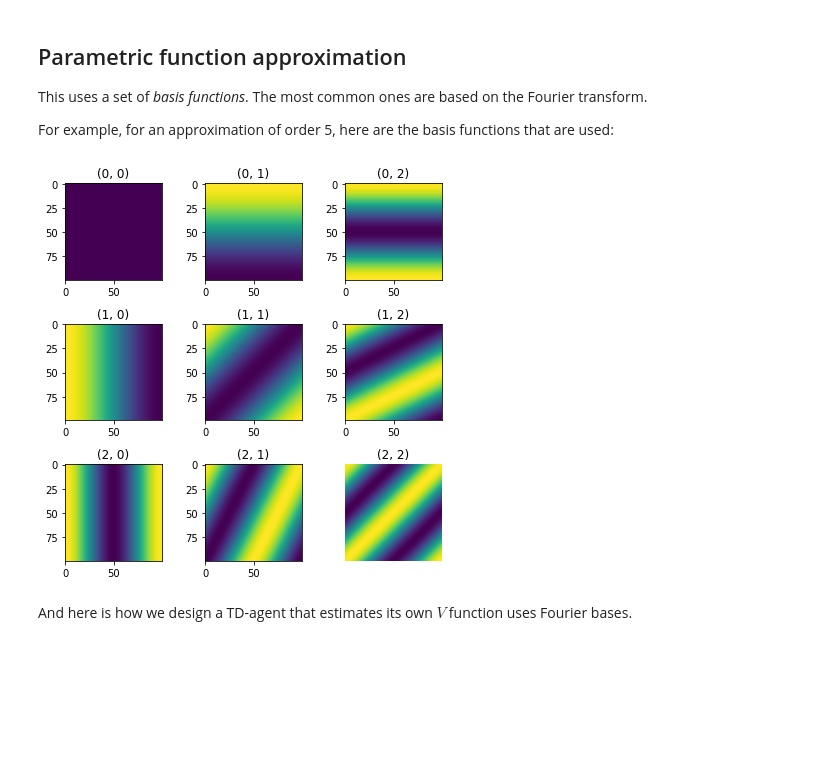
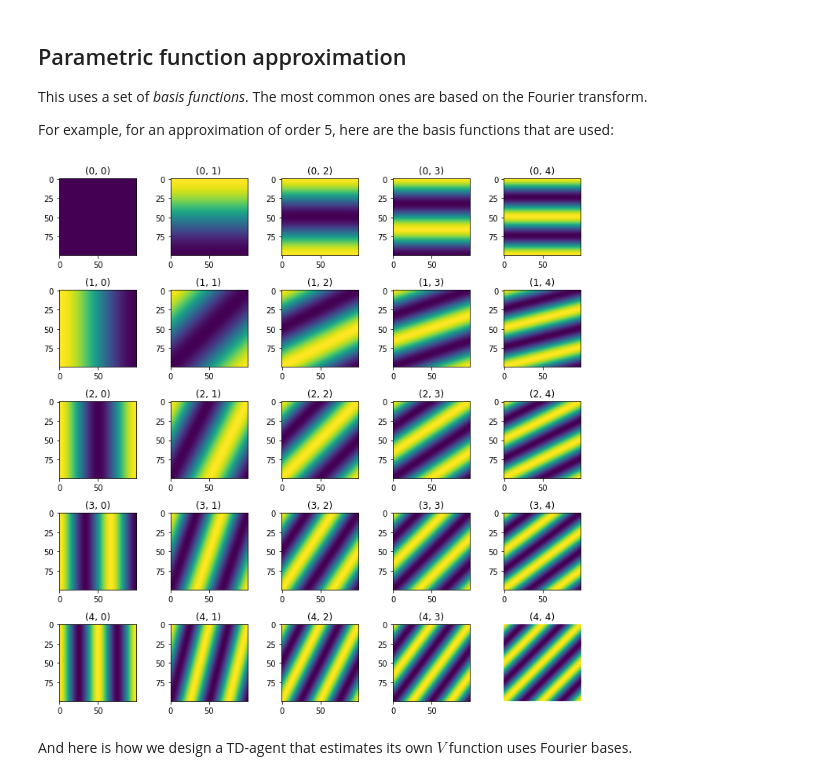
Before and after one commit to TheRealDrDre/CompCogNeuro, a Jupyter notebook: RL/RL5_continuous.ipynb, the cells around one changed output. Drawn from its saved outputs; the diff is of its cells as text; code cells hidden in the pictures; blank space fills up the shorter version.

```diff
--- a/RL/RL5_continuous.ipynb
+++ b/RL/RL5_continuous.ipynb
@@ -33,7 +33,7 @@ CHEESE_POS = (0.75, 0.75)
 class Maze():
     """A maze environment"""
 
-    INITIAL_STATE = (0, 0) # Always starts at the topleft corner
+    INITIAL_STATE = (0.1, 0.1) # Always starts at the topleft corner
     CHEESE_RAD = 0.1
 
     def __init__(self, cheese_pos = CHEESE_POS):
@@ -41,6 +41,7 @@ class Maze():
         self.state = self.INITIAL_STATE
         self.end = False
         self.cheese_pos = cheese_pos
+
 
     def is_reward(self, state):
         """Determins if we are close enough to the cheese"""
@@ -53,14 +54,10 @@ class Maze():
 
 
     def reward(self, state):
-        if state is None:
+        if state is None or not self.is_reward(state):
             return 0
-        elif self.is_reward(state):
+        else:
             return 10
-        else:
-            return 0
-
-
 
 
     def state_transition(self, state1, action1):
@@ -223,0 +222,23 @@ def run_trials(environment, agent, n, collect=True):
+# %%
+x, y = (0.75, 0.75)
+m = Maze(cheese_pos = (x, y))
+a = ContinuousTDAgent(alpha=0.1, res=5)
+H = run_trials(m, a, 3)
+
+fig, axs = plt.subplots(1, 3, figsize=(6, 2.5))
+
+for i, h in enumerate(H):
+    h = [Maze.INITIAL_STATE] + h[:-1]
+    xs = [s[0] for s in h]
+    ys = [s[1] for s in h]
+    axs[i].plot(xs, ys)
+    axs[i].plot(x, y, marker="o", color="red")
+    axs[i].plot(0.1, 0.1, marker="o", color="black")
+    axs[i].set_xlim(0,1)
+    axs[i].set_ylim(1,0)
+    axs[i].set_xticks([])
+    axs[i].set_yticks([])
+    axs[i].set_aspect('equal')
+    axs[i].set_title("Trial %d" % (i+1))
+plt.suptitle("Continuous actions in continuous spaces")
+fig.tight_layout()
@@ -254,26 +277,26 @@ This uses a set of _basis functions_. The most common ones are based on the Four
 
 For example, for an approximation of order 5, here are the basis functions that are used:
 # %%
-order = 3
+order = 5
 res = 100
 pi = math.pi
 bases = [(x, y) for x in range(order) for y in range(order)]
 fig, axs = plt.subplots(order, order, figsize = (2 * order, 2 * order))
 X, Y = np.meshgrid(np.linspace(0, 1, res),
                    np.linspace(0, 1, res))
 
 for i in range(order):
     for j in range(order):
         base = i * order + j
         u, v = bases[base]
         B = np.cos(u*pi*X + v*pi*Y)
         axs[i,j].imshow(B)
         axs[i,j].set_title("%s" % (bases[base],))
 
 plt.axis('off')
 fig.tight_layout()
 # %% [output]
-[figure, old version]
+[figure, new version]
 # %% [markdown]
 And here is how we design a TD-agent that estimates its own $V$ function uses Fourier bases.
 # %%
```
Also changed, not shown: parts of 6 cells of this notebook.
